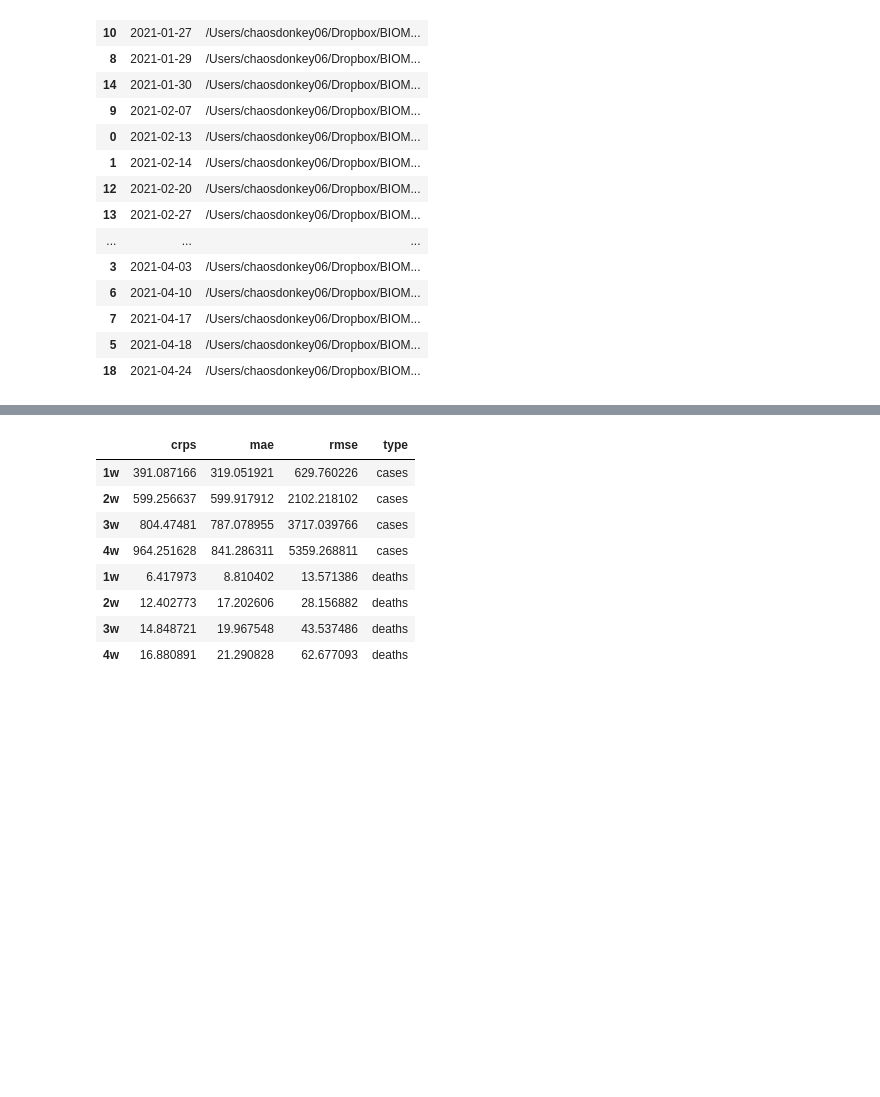
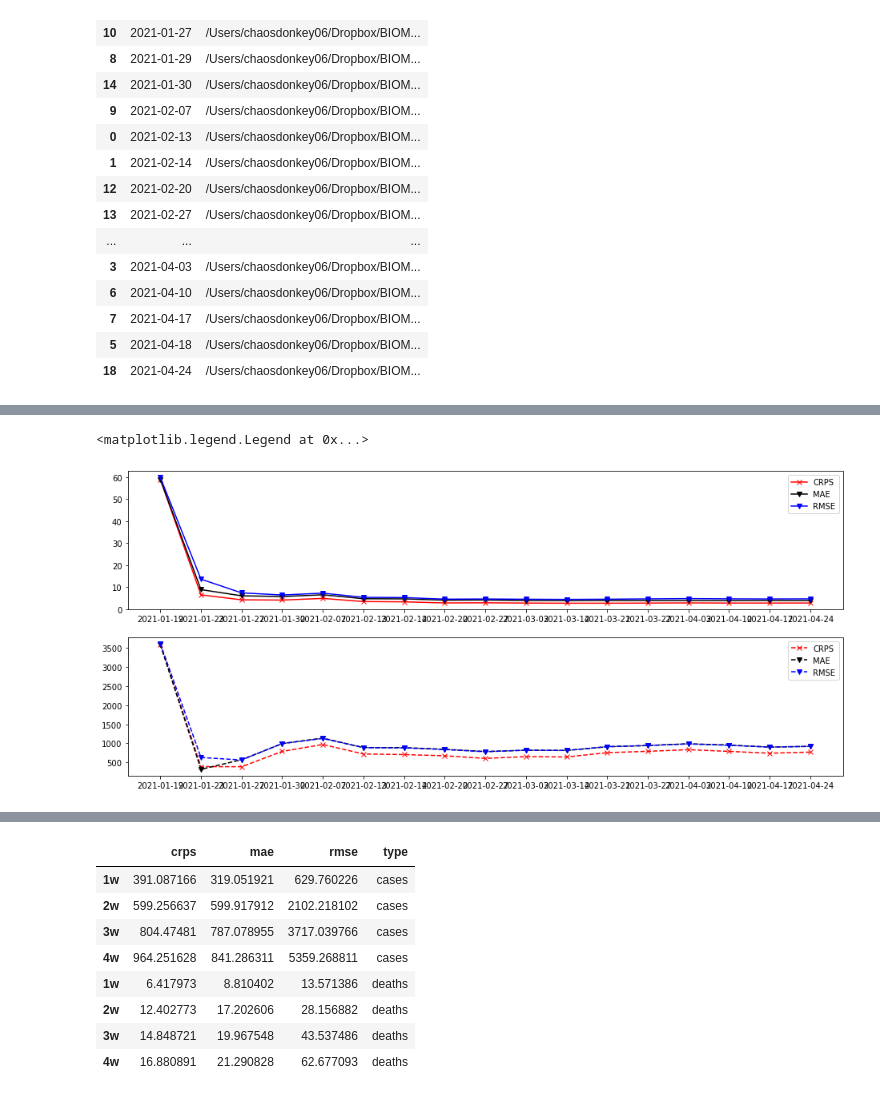
Before and after one commit to biomac-lab/covid19_forecast, a Jupyter notebook: eval_forecast.ipynb, the cells around one changed output, grey strips where cells are left out. Cells and saved outputs as stored; diff of their text form; code cells hidden in the pictures; blank space fills up the shorter version.

```diff
--- a/eval_forecast.ipynb
+++ b/eval_forecast.ipynb
@@ -145,12 +124,14 @@ dates_df
 from pyro.contrib.forecast import eval_crps, eval_mae, eval_rmse
 
 import torch
+import tqdm
 
 df_stats_all = []
 for idx, row in dates_df.iterrows():
     date = row["date_frcst"].strftime('%Y-%m-%d')
 
     try:
+
         mcmc_samples, post_pred_samples, forecast_samples = load_samples(os.path.join(row["path_to_frcst"], 'samples.npz'  ))
         forecast_samples['mean_dz0'] = forecast_samples["dz0"]
         forecast_samples['mean_dy0'] = forecast_samples["dy0"]
@@ -168,5 +149,8 @@ for idx, row in dates_df.iterrows():
         df_stats["date_forecast"] = row["date_frcst"].strftime('%Y-%m-%d')
         df_stats_all.append(df_stats)
     except:
-        print("Samples not found for date f{date}")
+        print(f"Samples not found for date {date}")
+
+df_stats_resume = pd.concat(df_stats_all)
+df_stats_resume.index.name = 'week'
 # %% [output]
@@ -173,0 +182,23 @@ FileNotFoundError: [Errno 2] No such file or directory: '/Users/chaosdonkey06/Dr
+# %%
+kw='1w'
+df_stats_week = df_stats_resume.loc[kw]
+df_stats_week_d = df_stats_week[df_stats_week["type"]=='deaths']
+df_stats_week_c = df_stats_week[df_stats_week["type"]=='cases']
+
+df_stats_week_d
+
+fig, axes = plt.subplots(2, 1, figsize=(16, 7)) #, sharex=True)
+
+axes[0].plot(df_stats_week_d["date_forecast"], df_stats_week_d["crps"], color='r', marker='x', label='CRPS')
+axes[0].plot(df_stats_week_d["date_forecast"], df_stats_week_d["mae"], color='k', marker='v', label='MAE')
+axes[0].plot(df_stats_week_d["date_forecast"], df_stats_week_d["rmse"], color='b', marker='v', label='RMSE')
+
+axes[1].plot(df_stats_week_c["date_forecast"], df_stats_week_c["crps"], color='r', marker='x', label='CRPS', linestyle='--')
+axes[1].plot(df_stats_week_c["date_forecast"], df_stats_week_c["mae"], color='k', marker='v', label='MAE', linestyle='--')
+axes[1].plot(df_stats_week_c["date_forecast"], df_stats_week_c["rmse"], color='b', marker='v', label='RMSE', linestyle='--')
+
+axes[0].legend()
+axes[1].legend()
+# %% [output]
+<matplotlib.legend.Legend at 0x...>
+[figure, added]
```
Also changed, not shown: parts of 5 cells of this notebook.
